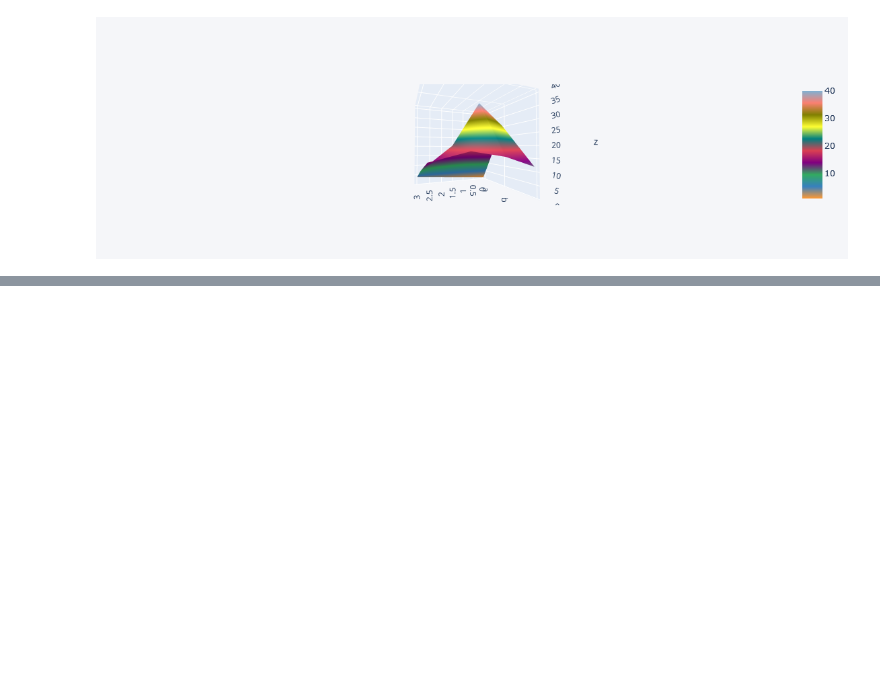
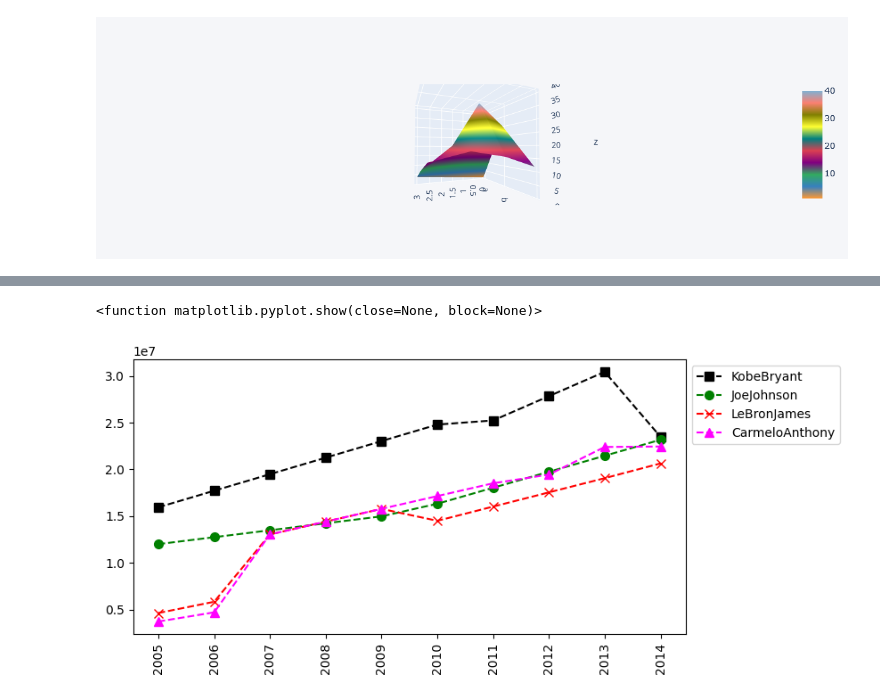
Before and after one commit to saraisab/courses, a Jupyter notebook: ml_matplotlib.ipynb, the cells around one changed output, grey strips where cells are left out. Saved outputs shown, nothing was run; the diff lists cells and outputs as text; code cells hidden in the pictures; blank space fills up the shorter version.

```diff
--- a/ml_matplotlib.ipynb
+++ b/ml_matplotlib.ipynb
@@ -262,0 +468,12 @@ dataframe2.iplot(kind='surface')
+# %%
+# crear gráfica
+plt.plot(sueldo[0], c='Black', ls='--', marker='s', ms=7, label=jugadores[0])
+plt.plot(sueldo[1], c='Green', ls='--', marker='o', ms=7, label=jugadores[1])
+plt.plot(sueldo[2], c='Red', ls='--', marker='x', ms=7, label=jugadores[2])
+plt.plot(sueldo[3], c='Magenta', ls='--', marker='^', ms=7, label=jugadores[3])
+plt.legend(loc='upper left', bbox_to_anchor=(1,1)) # para poner la leyenda
+plt.xticks(list(range(0,10)), temporadas, rotation='vertical') # para poner las temporadas en el eje x
+plt.show
+# %% [output]
+<function matplotlib.pyplot.show(close=None, block=None)>
+[figure, added]
```
Also changed, not shown: parts of 22 cells of this notebook.
